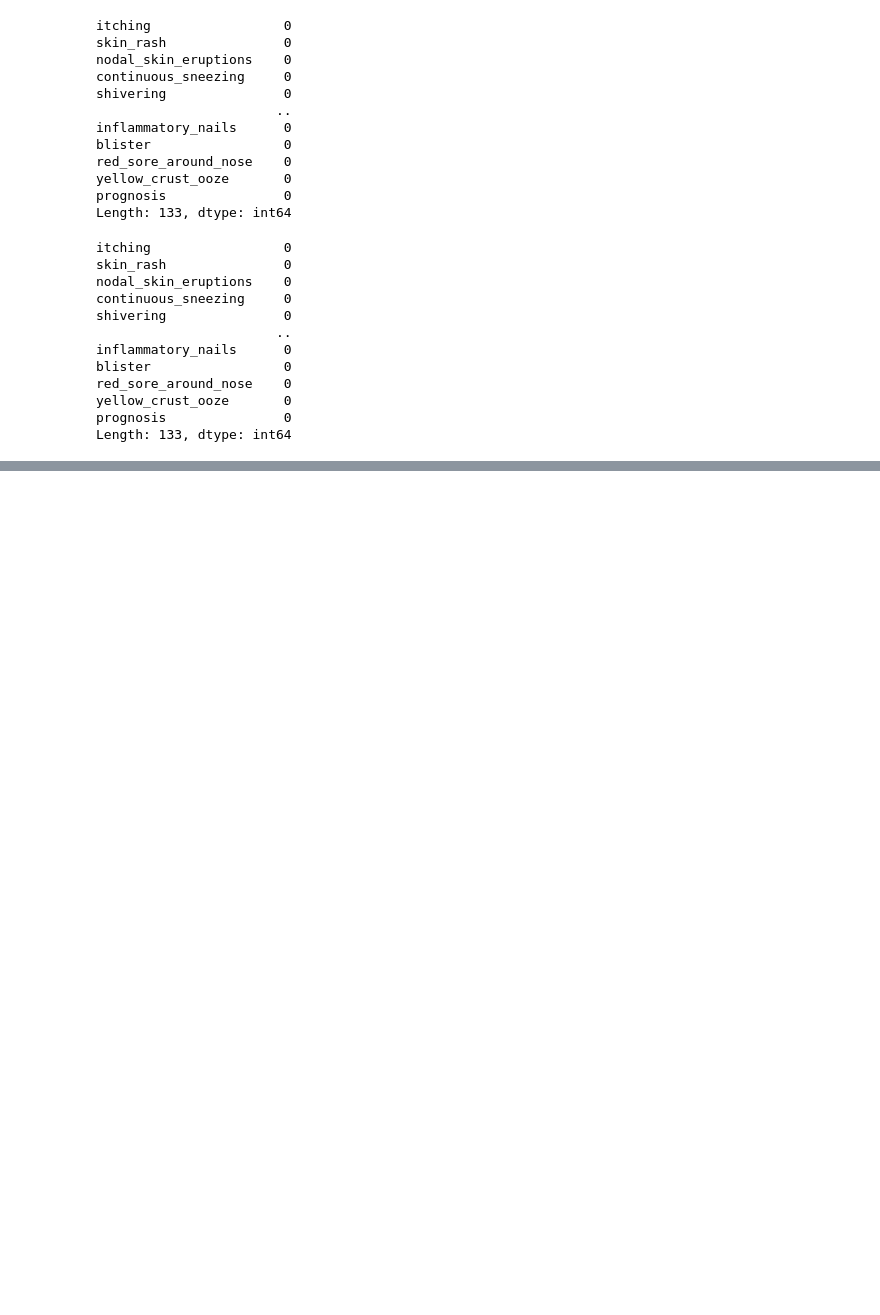
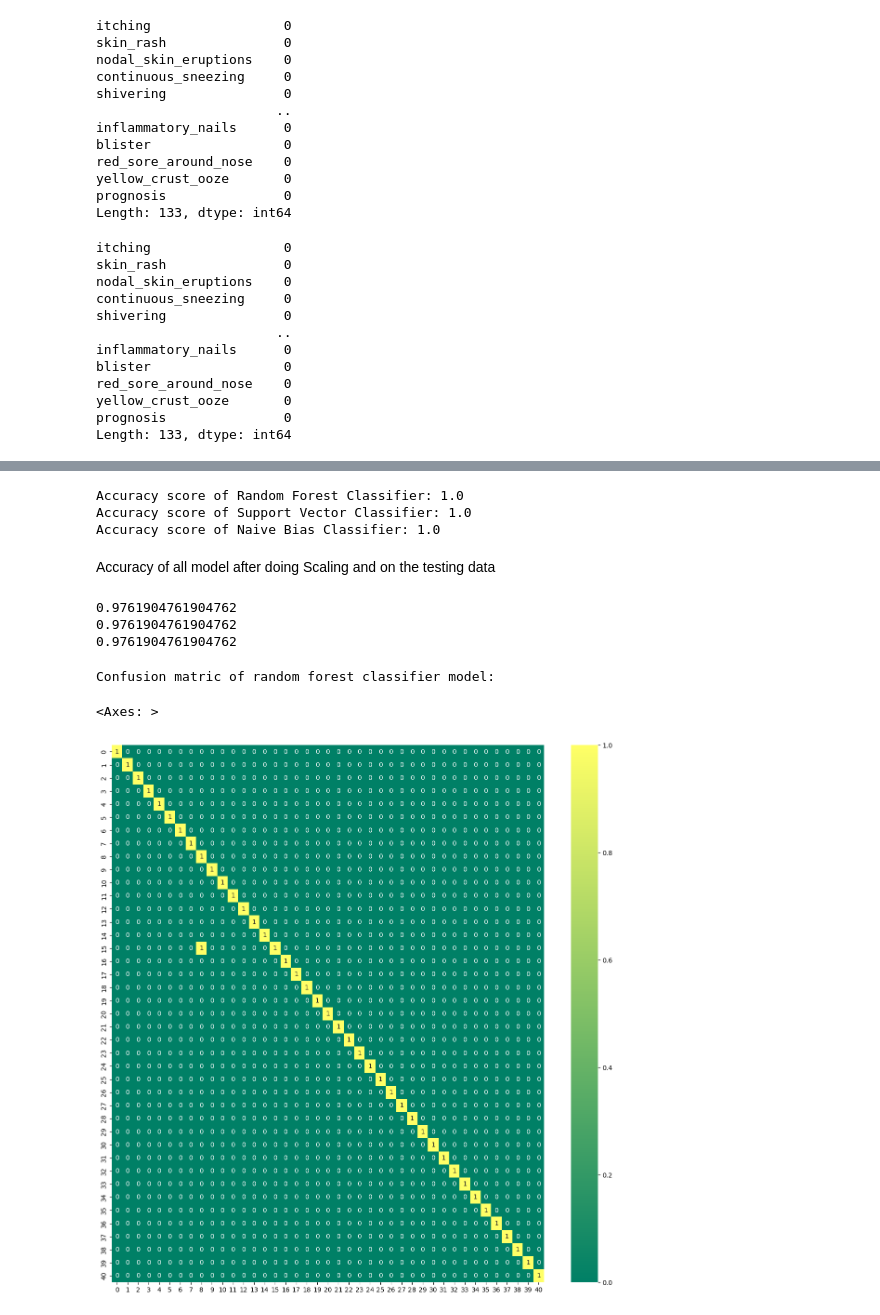
Before and after one commit to Kushagrarajsinghavisoft/Daily-works, a Jupyter notebook: April/09-04-2024/09-04-2024.ipynb, the cells around one changed output, grey strips where cells are left out. Drawn from its saved outputs; the diff is of its cells as text; code cells hidden in the pictures; blank space fills up the shorter version.

```diff
--- a/April/09-04-2024/09-04-2024.ipynb
+++ b/April/09-04-2024/09-04-2024.ipynb
@@ -292,0 +253,5 @@ print(accuracy_score(y_testing, y_pred_Svc))
+# %%
+#Scaling the training data
+scaler=StandardScaler()
+X_train=scaler.fit_transform(X_train)
+X_test=scaler.transform(X_test)
@@ -292,0 +277,38 @@ print(accuracy_score(y_testing, y_pred_Svc))
+# %%
+print("Accuracy score of Random Forest Classifier:",accuracy_score(y_test,y_pred_Rfc))
+print("Accuracy score of Support Vector Classifier:",accuracy_score(y_test, y_pred_Svc))
+print("Accuracy score of Naive Bias Classifier:",accuracy_score(y_test, y_pred_nbc))
+# %% [output]
+Accuracy score of Random Forest Classifier: 1.0
+Accuracy score of Support Vector Classifier: 1.0
+Accuracy score of Naive Bias Classifier: 1.0
+# %%
+#Scaling the testing data
+X_testing=scaler.transform(X_testing)
+y_testing=encoder.fit_transform(y_testing)
+# %%
+#predicted value of all model
+y_pred_Rfc1=Random_forest_classifier_model.predict(X_testing)
+y_pred_Svc1=Support_vector_classifier_model.predict(X_testing)
+y_pred_nbc1=Naive_bias_classifier_model.predict(X_testing)
+# %% [markdown]
+Accuracy of all model after doing Scaling and on the testing data
+# %%
+print("Accuracy score of Random Forest Classifier:",accuracy_score(y_testing, y_pred_Rfc1))
+print("Accuracy score of Support Vector Classifier:",accuracy_score(y_testing, y_pred_Svc1))
+print("Accuracy score of Naive Bias Classifier:",accuracy_score(y_testing, y_pred_nbc1))
+# %% [output]
+0.9761904761904762
+0.9761904761904762
+0.9761904761904762
+# %%
+print("Confusion matric of random forest classifier model: ")
+
+plt.figure(figsize=(15,15))
+
+# using heatmap for confusion matrix of random forest model
+sns.heatmap(confusion_matrix(y_testing,y_pred_Rfc1),cmap='summer',annot=True)
+# %% [output]
+Confusion matric of random forest classifier model:
+<Axes: >
+[figure, added]
```
Also changed, not shown: parts of 31 cells of this notebook.
